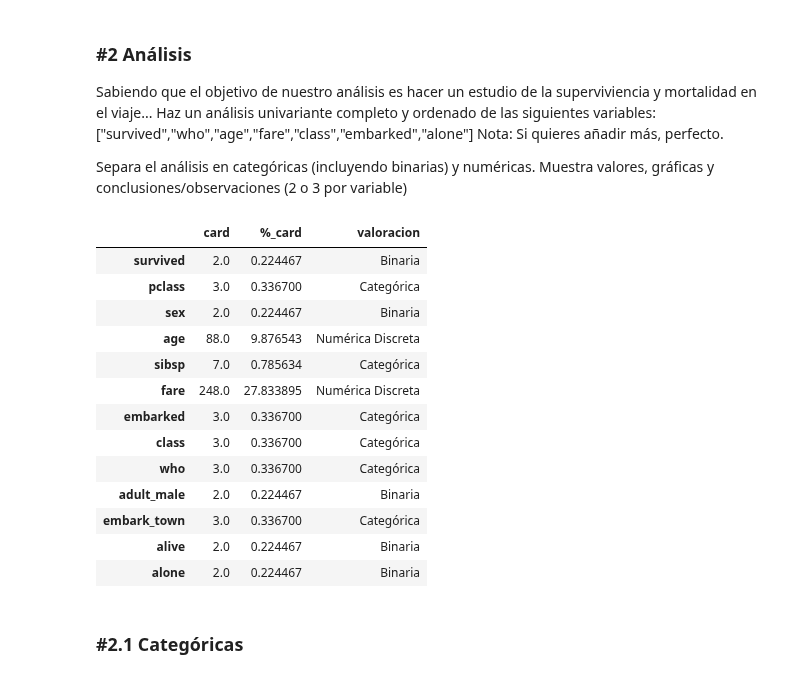
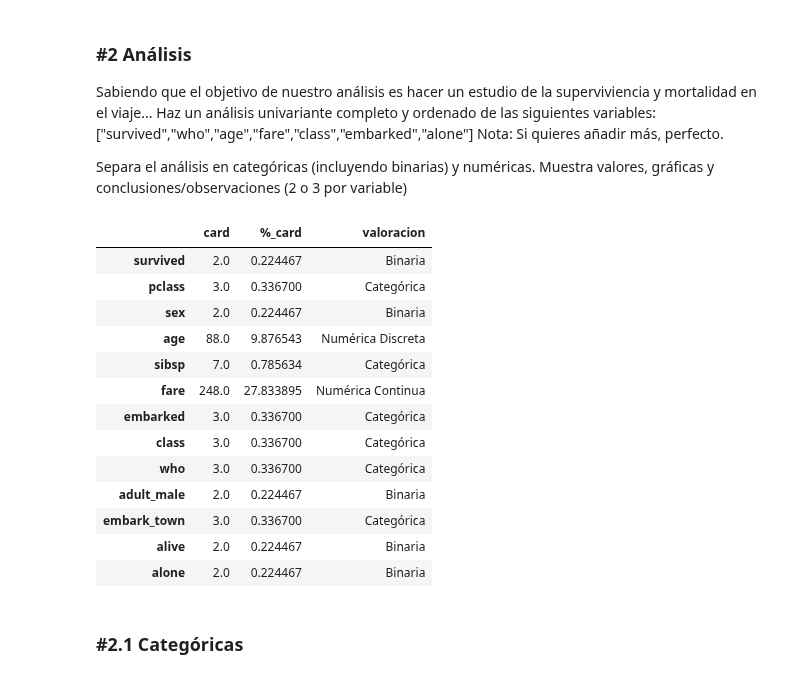
Before and after one commit to PedroHBas/DS-Online-PedroHBas, a Jupyter notebook: 03_Data_Analysis/Sprint_07/Unidad_01_Estadistica_Descriptiva_Univariante/03_Practica_Obligatoria/18_Practica_Obligatoria_Univariante.ipynb, the cells around one changed output. Drawn from its saved outputs; the diff is of its cells as text; code cells hidden in the pictures.

```diff
--- a/03_Data_Analysis/Sprint_07/Unidad_01_Estadistica_Descriptiva_Univariante/03_Practica_Obligatoria/18_Practica_Obligatoria_Univariante.ipynb
+++ b/03_Data_Analysis/Sprint_07/Unidad_01_Estadistica_Descriptiva_Univariante/03_Practica_Obligatoria/18_Practica_Obligatoria_Univariante.ipynb
@@ -196,21 +216,21 @@ Separa el análisis en categóricas (incluyendo binarias) y numéricas. Muestra
 # %%
 def cardinalidad(df_in, umbral_categorica, umbral_continua):
     result = pd.DataFrame([df_in.nunique(), df_in.nunique() / df_in.count() * 100], index=['card', '%_card']).T
-    result.loc[result['card'] < umbral_categorica, 'valoracion'] = 'Categórica'
+    result.loc[result['card'] <= umbral_categorica, 'valoracion'] = 'Categórica'
     result.loc[(result['card'] > umbral_categorica) & (result['%_card'] > umbral_continua), 'valoracion'] = 'Numérica Continua'
     result.loc[(result['card'] > umbral_categorica) & (result['%_card'] <= umbral_continua), 'valoracion'] = 'Numérica Discreta'
     result.loc[result['card'] == 2, 'valoracion'] = 'Binaria'
     return result
 # %%
-cardinalidad(df_titanic, 10, 30)
+cardinalidad(df_titanic, 10, 20)
 # %% [output]
 |  | card | %_card | valoracion |
 | survived | 2.0 | 0.224467 | Binaria |
 | pclass | 3.0 | 0.336700 | Categórica |
 | sex | 2.0 | 0.224467 | Binaria |
 | age | 88.0 | 9.876543 | Numérica Discreta |
 | sibsp | 7.0 | 0.785634 | Categórica |
-| fare | 248.0 | 27.833895 | Numérica Discreta |
+| fare | 248.0 | 27.833895 | Numérica Continua |
 | embarked | 3.0 | 0.336700 | Categórica |
 | class | 3.0 | 0.336700 | Categórica |
 | who | 3.0 | 0.336700 | Categórica |
```
Also changed, not shown: parts of 7 cells of this notebook.
